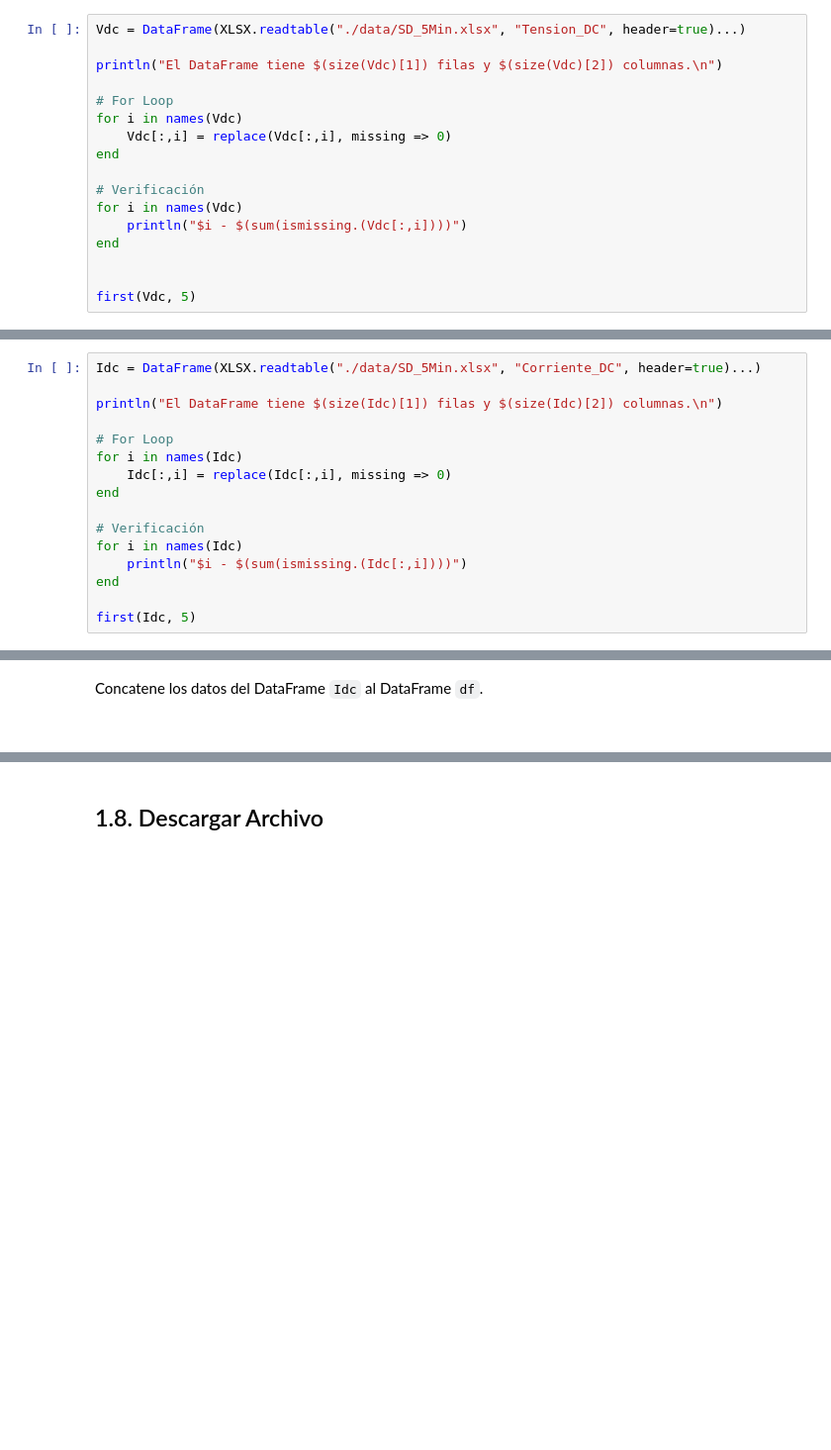
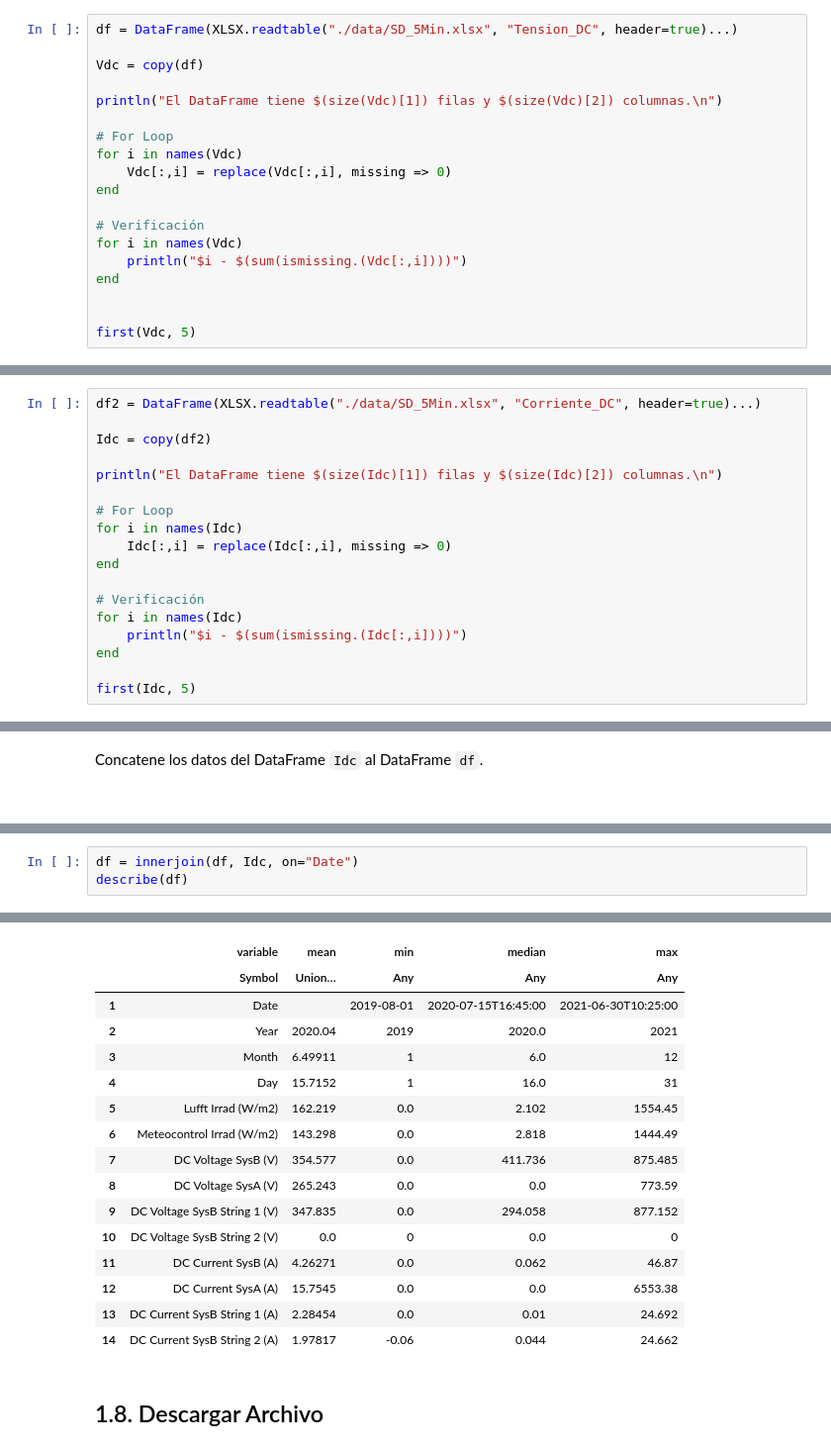
Before and after one commit to dcanonl/ua-imec2001-hc-202210, a Jupyter notebook: content/week2/C3_visualizaciones.ipynb, the cells around one changed output, grey strips where cells are left out. Shown: that part at 99% size. Saved outputs shown, nothing was run; the diff lists cells and outputs as text; blank space fills up the shorter version.

```diff
--- a/content/week2/C3_visualizaciones.ipynb
+++ b/content/week2/C3_visualizaciones.ipynb
@@ -287,7 +539,9 @@ first(df2, 5)
 # %% [markdown]
 ### 1.7.1. DataFrame de Voltaje DC
 # %%
-Vdc = DataFrame(XLSX.readtable("./data/SD_5Min.xlsx", "Tension_DC", header=true)...)
+df = DataFrame(XLSX.readtable("./data/SD_5Min.xlsx", "Tension_DC", header=true)...)
+
+Vdc = copy(df)
 
 println("El DataFrame tiene $(size(Vdc)[1]) filas y $(size(Vdc)[2]) columnas.\n")
 
@@ -308,7 +578,9 @@ first(Vdc, 5)
 
 Cree un DataFrame a partir de importar los datos de corriente DC (hoja `Corriente_DC` en el archivo Excel) y reemplace los datos con tipo `missing` a cero.
 # %%
-Idc = DataFrame(XLSX.readtable("./data/SD_5Min.xlsx", "Corriente_DC", header=true)...)
+df2 = DataFrame(XLSX.readtable("./data/SD_5Min.xlsx", "Corriente_DC", header=true)...)
+
+Idc = copy(df2)
 
 println("El DataFrame tiene $(size(Idc)[1]) filas y $(size(Idc)[2]) columnas.\n")
 
@@ -360,0 +687,4 @@ describe(df)
+# %%
+df = innerjoin(df, Idc, on="Date")
+describe(df)
+# %% [output]
@@ -361,3 +692,19 @@ describe(df)
+|  | variable | mean | min | median | max |
+|  | Symbol | Union… | Any | Any | Any |
+| 1 | Date |  | 2019-08-01 | 2020-07-15T16:45:00 | 2021-06-30T10:25:00 |
+| 2 | Year | 2020.04 | 2019 | 2020.0 | 2021 |
+| 3 | Month | 6.49911 | 1 | 6.0 | 12 |
+| 4 | Day | 15.7152 | 1 | 16.0 | 31 |
+| 5 | Lufft Irrad (W/m2) | 162.219 | 0.0 | 2.102 | 1554.45 |
+| 6 | Meteocontrol Irrad (W/m2) | 143.298 | 0.0 | 2.818 | 1444.49 |
+| 7 | DC Voltage SysB (V) | 354.577 | 0.0 | 411.736 | 875.485 |
+| 8 | DC Voltage SysA (V) | 265.243 | 0.0 | 0.0 | 773.59 |
+| 9 | DC Voltage SysB String 1 (V) | 347.835 | 0.0 | 294.058 | 877.152 |
+| 10 | DC Voltage SysB String 2 (V) | 0.0 | 0 | 0.0 | 0 |
+| 11 | DC Current SysB (A) | 4.26271 | 0.0 | 0.062 | 46.87 |
+| 12 | DC Current SysA (A) | 15.7545 | 0.0 | 0.0 | 6553.38 |
+| 13 | DC Current SysB String 1 (A) | 2.28454 | 0.0 | 0.01 | 24.692 |
+| 14 | DC Current SysB String 2 (A) | 1.97817 | -0.06 | 0.044 | 24.662 |
 # %% [markdown]
 ## 1.8. Descargar Archivo
 # %%
```
Also changed, not shown: parts of 50 cells of this notebook, 1 other file.
